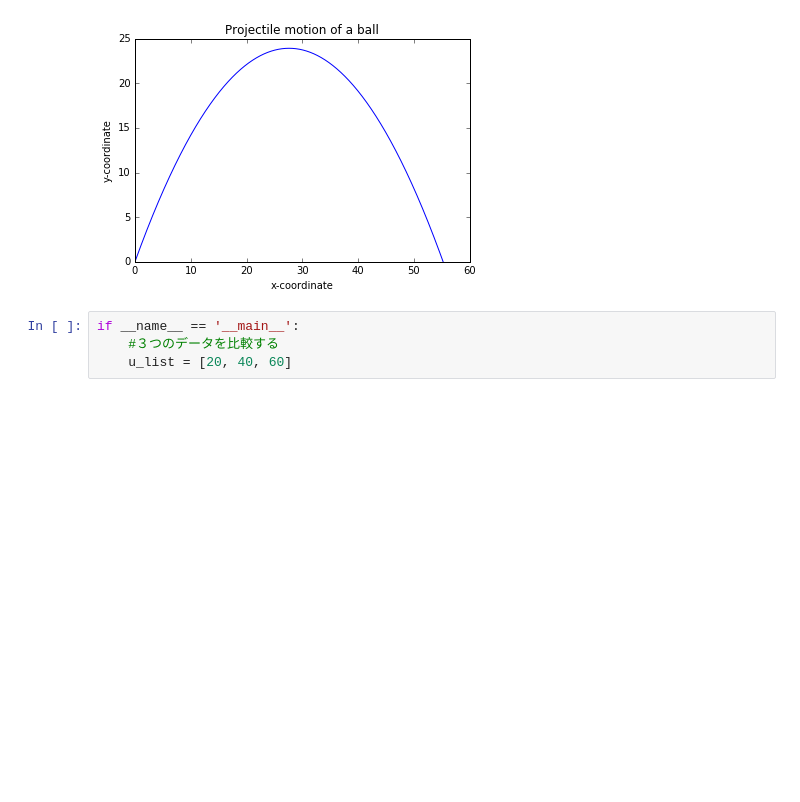
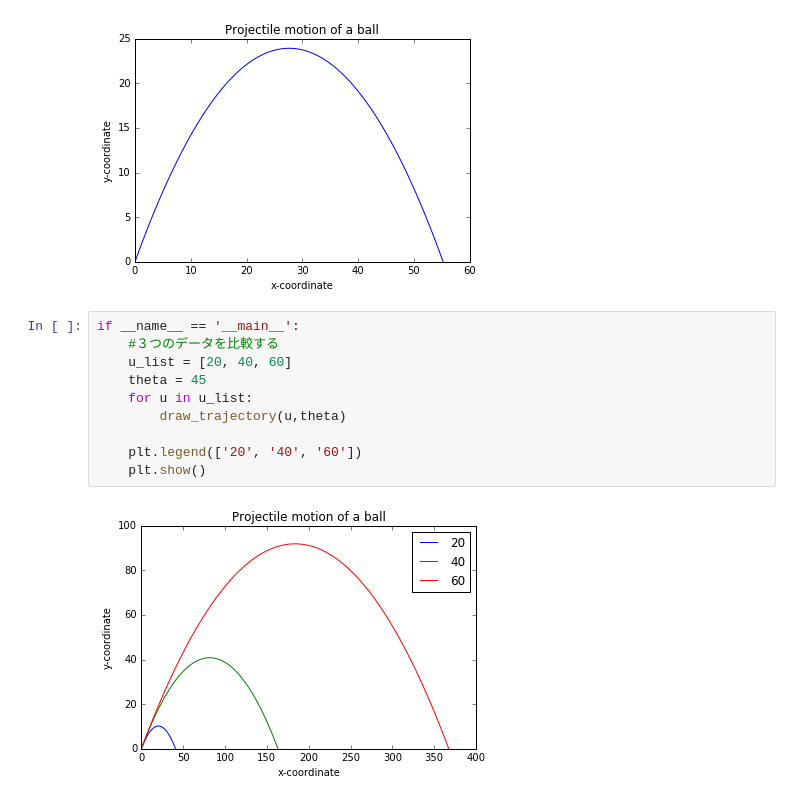
Before and after one commit to aikimasaki/python_math, a Jupyter notebook: chap2.ipynb, the cells around one changed output. Cells and saved outputs as stored; diff of their text form; blank space fills up the shorter version.

```diff
--- a/chap2.ipynb
+++ b/chap2.ipynb
@@ -261,4 +261,12 @@ Enter the angle of projection (degrees): 60
 # %%
 if __name__ == '__main__':
     #３つのデータを比較する
     u_list = [20, 40, 60]
+    theta = 45
+    for u in u_list:
+        draw_trajectory(u,theta)
+
+    plt.legend(['20', '40', '60'])
+    plt.show()
+# %% [output]
+[figure, added]
```
Also changed, not shown: 1 other file.
